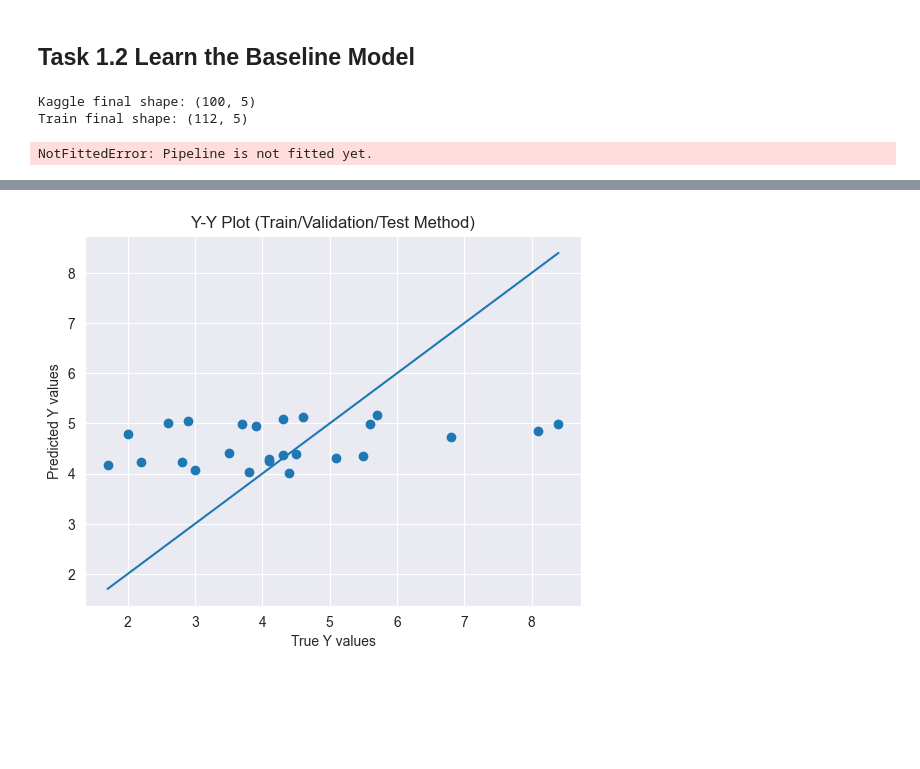
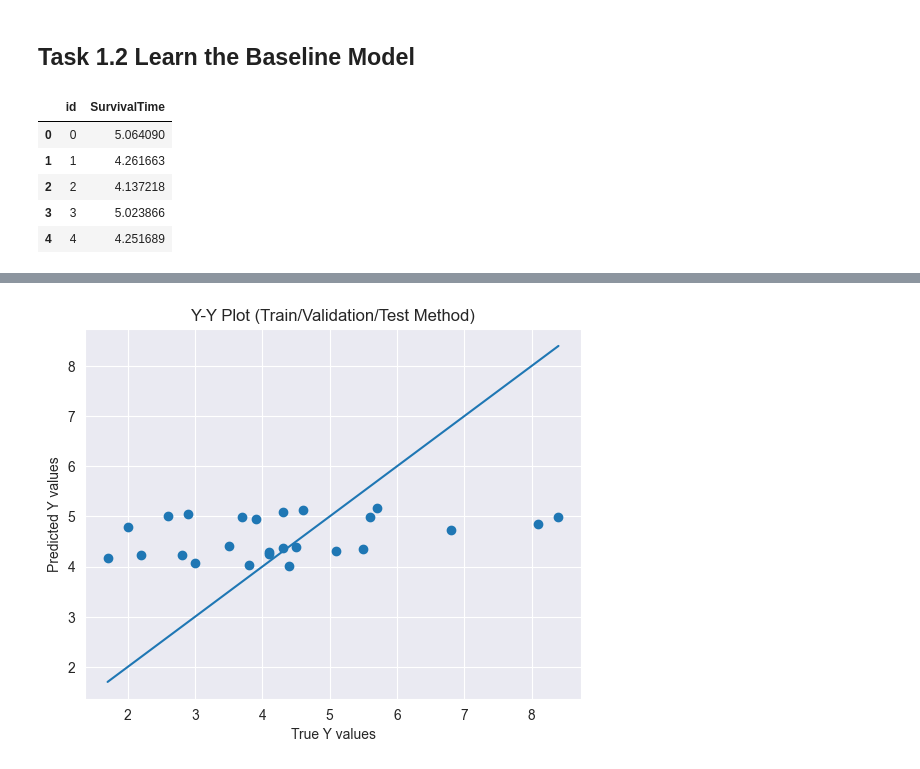
Before and after one commit to bencastello/Machine-Learning-Assignment-2, a Jupyter notebook: ml_assignment_2.ipynb, the cells around one changed output, grey strips where cells are left out. Saved outputs shown, nothing was run; the diff lists cells and outputs as text; code cells hidden in the pictures; blank space fills up the shorter version.

```diff
--- a/ml_assignment_2.ipynb
+++ b/ml_assignment_2.ipynb
@@ -214,36 +214,40 @@ pipeline = Pipeline([
     ("linreg", LinearRegression())
 ])
 # %%
+pipeline = Pipeline([
+    ("scaler", StandardScaler()),
+    ("linreg", LinearRegression())
+])
+
+pipeline.fit(X_train, y_train)
+
 kaggle_test = pd.read_csv("test_data.csv")
-
 kaggle_test = kaggle_test.loc[:, ~kaggle_test.columns.str.contains("Unnamed")]
 
 train_features = ['Unnamed: 0', 'Age', 'Gender', 'Stage', 'TreatmentType']
 
-X_kaggle_df = pd.DataFrame(columns=train_features)
+X_kaggle_df = pd.DataFrame()
+X_kaggle_df['Unnamed: 0'] = np.zeros(len(kaggle_test))
 
 for col in ['Age', 'Gender', 'Stage', 'TreatmentType']:
     X_kaggle_df[col] = kaggle_test[col]
 
-X_kaggle_df['Unnamed: 0'] = 0
-
 X_kaggle = X_kaggle_df.to_numpy()
-
-print("Kaggle final shape:", X_kaggle.shape)
-print("Train final shape:", X_train.shape)
-
 pred_kaggle = pipeline.predict(X_kaggle)
 
 submission = pd.DataFrame({
+    "id": kaggle_test["id"],
     "SurvivalTime": pred_kaggle
 })
 
 submission_file = "baseline-submission-01.csv"
 submission.to_csv(submission_file, index=False)
 
-print(f"Submission file saved as {submission_file}")
 submission.head()
 # %% [output]
-Kaggle final shape: (100, 5)
-Train final shape: (112, 5)
-NotFittedError: Pipeline is not fitted yet.
+|  | id | SurvivalTime |
+| 0 | 0 | 5.064090 |
+| 1 | 1 | 4.261663 |
+| 2 | 2 | 4.137218 |
+| 3 | 3 | 5.023866 |
+| 4 | 4 | 4.251689 |
```
Also changed, not shown: parts of 8 cells of this notebook.
